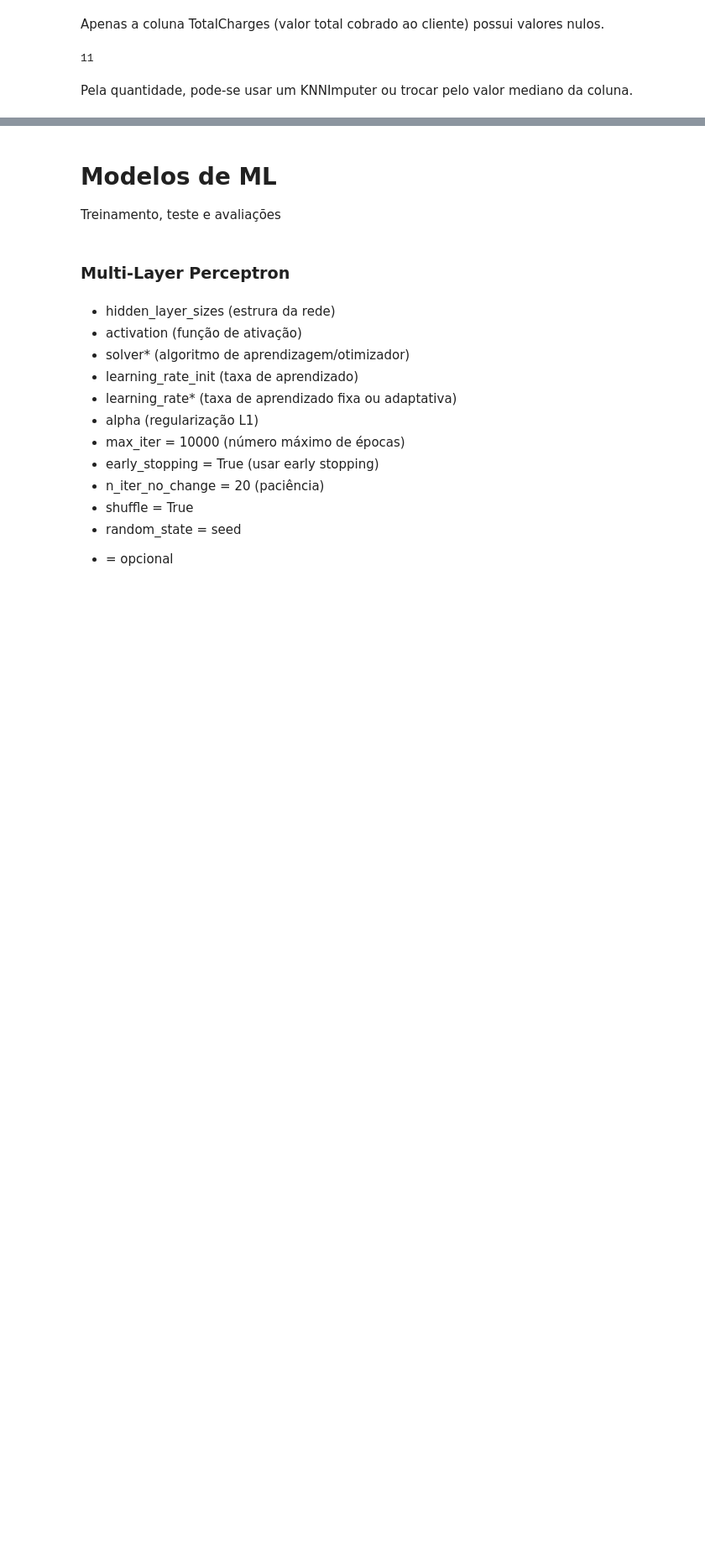
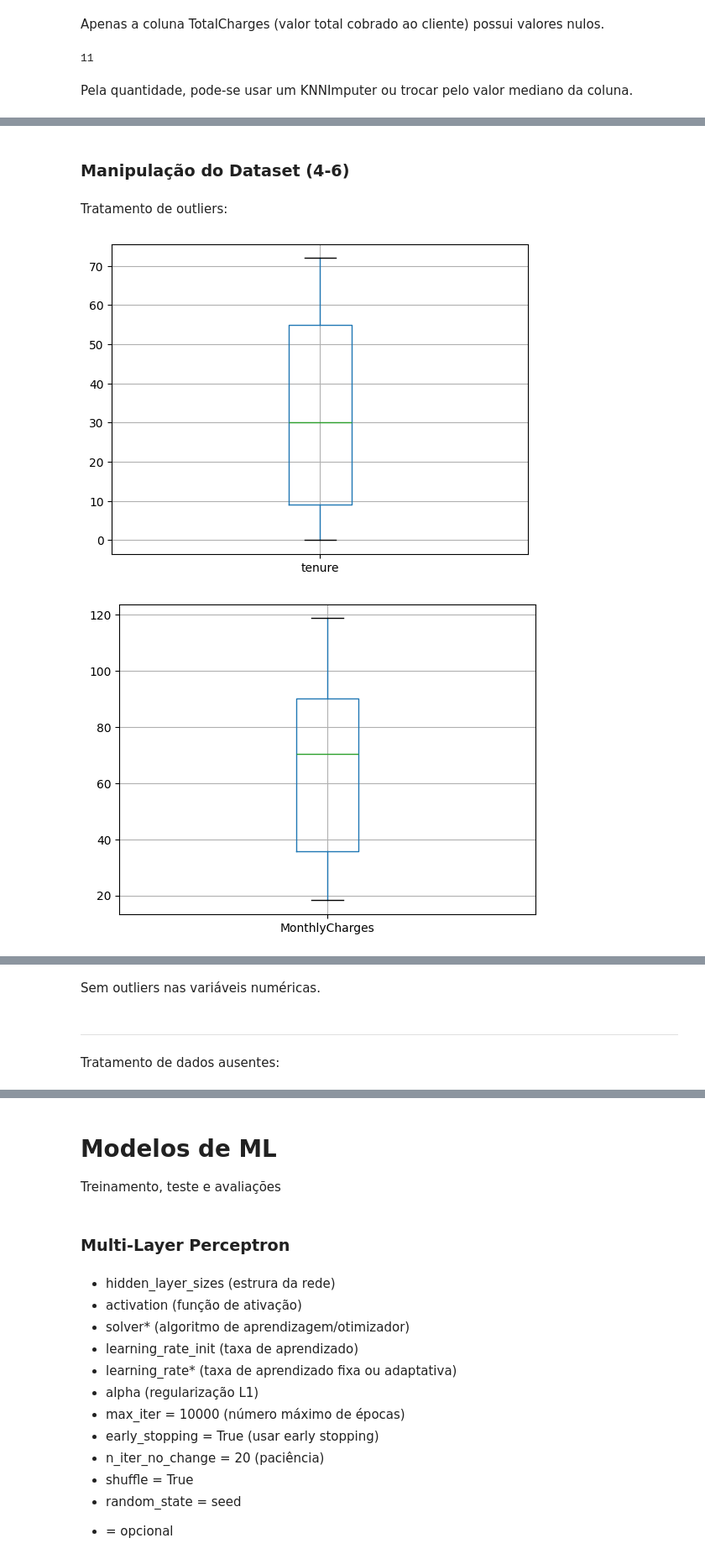
Before and after one commit to pedrobslima/redes_neurais, a Jupyter notebook: projeto_rn.ipynb, the cells around one changed output, grey strips where cells are left out. Shown at 84% size. Saved outputs shown, nothing was run; the diff lists cells and outputs as text; code cells hidden in the pictures; blank space fills up the shorter version.

```diff
--- a/projeto_rn.ipynb
+++ b/projeto_rn.ipynb
@@ -373,0 +508,8 @@ Pela quantidade, pode-se usar um KNNImputer ou trocar pelo valor mediano da colu
+# %%
+total = len(df_train1)
+for col in cat_cols:
+    print(col + ':')
+    print('  \tNo\tYes\t(Total)')
+    for v in df_train1[col].cat.categories:
+        print(f'{v}\t{(len(df_train1[(df_train1[col] == v) & (df_train1["Churn"] == "No")])/total):.2f}\t{(len(df_train1[(df_train1[col] == v) & (df_train1["Churn"] == "Yes")])/total):.2f}\t({len(df_train1[(df_train1[col] == v)])})')
+    print()
@@ -373,0 +550,11 @@ Pela quantidade, pode-se usar um KNNImputer ou trocar pelo valor mediano da colu
+# %% [markdown]
+### Manipulação do Dataset (4-6)
+# %% [markdown]
+Tratamento de outliers:
+# %%
+for col in nmrc_cols:
+    df_train1[[col]].boxplot()
+    plt.show()
+# %% [output]
+[figure, added]
+[figure, added]
@@ -373,0 +562,5 @@ Pela quantidade, pode-se usar um KNNImputer ou trocar pelo valor mediano da colu
+# %% [markdown]
+Sem outliers nas variáveis numéricas.
+# %% [markdown]
+---
+Tratamento de dados ausentes:
```
Also changed, not shown: parts of 64 cells of this notebook.
